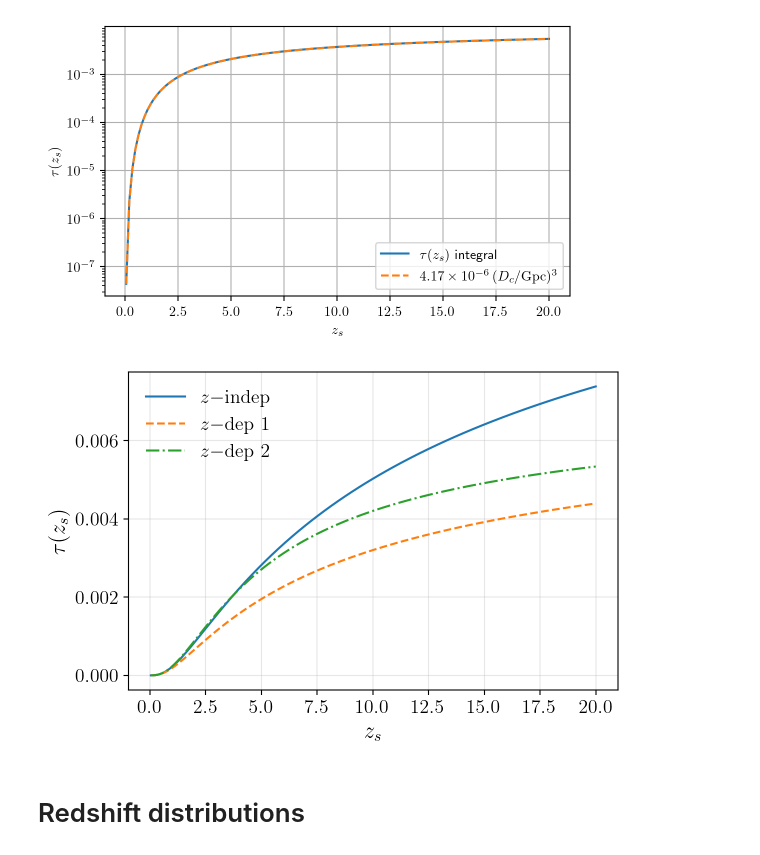
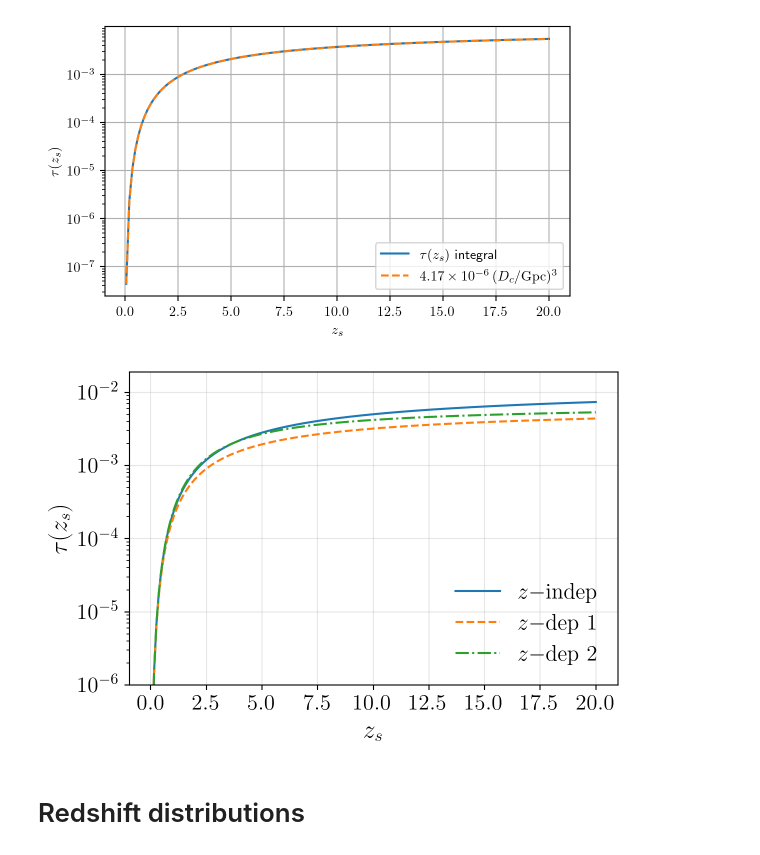
Before and after one commit to juangutimuni/Stronglensing-LISA, a Jupyter notebook: LISA_SL_Rates.ipynb, the cells around one changed output. Cells and saved outputs as stored; diff of their text form; code cells hidden in the pictures.

```diff
--- a/LISA_SL_Rates.ipynb
+++ b/LISA_SL_Rates.ipynb
@@ -912,10 +913,9 @@ def phi_dep2(sigma, z):
         x = np.log10(sigma / sigma_star_hyd)
         n = 10**(A_hyd + alpha_hyd*x + beta_hyd*x**2 - np.exp(x))
 
-        dlogn_dx = alpha_hyd + 2*beta_hyd*x - np.exp(x)
-        dlogn_dsigma = dlogn_dx / (sigma * np.log(10))
-        dndsigma = n * np.log(10) * dlogn_dsigma
-        return -dndsigma
+        phi1 = n/sigma * (alpha_hyd + 2*beta_hyd*x - np.exp(x))
+
+        return phi1
 
     phi_z = phi_hyd(sigma, z)
     phi_0 = phi_hyd(sigma, 0.0)
@@ -934,39 +934,39 @@ def z_integral(zL, zS):
     DLS = cosmo.angular_diameter_distance_z1z2(zL, zS).to(u.Mpc).value
     Hz = cosmo.H(zL).to(u.km/u.s/u.Mpc).value
 
     geom = (DL*DLS/DS)**2
     return (1+zL)**2 / Hz * geom * sigma_integral(zL)
 
 def tau_dep2(zS):
     pref = 16*np.pi**3 / c_km_s**3
     val, _ = quad(z_integral, 0, zS, args=(zS,), epsrel=1e-4, limit=200)
     return pref * val
 
 tau_dep2_vals = np.array([tau_dep2(z) for z in z_grid])
 
 
 # -- plot --
 
 plt.figure(figsize=(6,4))
 
 plt.plot(z_grid, tau_indep, linestyle='-', label=r'$z \mathrm{-indep}$', lw = 1.5)
 plt.plot(z_grid, tau_dep1_vals, label=r'$z\mathrm{-dep\ 1}$', ls = '--', lw = 1.5)
 plt.plot(z_grid, tau_dep2_vals, label=r'$z\mathrm{-dep\ 2}$', ls = '-.', lw = 1.5)
 
 plt.yscale('log')
-plt.xlabel(r"$z_s$", fontsize = 16)
-plt.ylabel(r"$\tau(z_s)$",fontsize = 16)
+plt.xlabel(r"$z_s$", fontsize = 18)
+plt.ylabel(r"$\tau(z_s)$",fontsize = 18)
 plt.ylim(1e-6, 1.9e-2)
 plt.grid(True, alpha= 0.3)
 plt.xticks(np.arange(0, 21, 2.5))
-plt.tick_params(labelsize = 14)
-plt.legend(fontsize = 14, frameon=False)
+plt.tick_params(labelsize = 16)
+plt.legend(fontsize = 16, frameon=False)
 plt.tight_layout()
 
-plt.savefig("SecondRun/Images/tau_3models_lineal.pdf", dpi=300)
+plt.savefig("SecondRun/Images/tau_3models.pdf", dpi=300)
 plt.show()
 # %% [output]
-[figure, old version]
+[figure, new version]
 # %% [markdown]
 # Redshift distributions
 # %%
```
Also changed, not shown: parts of 6 cells of this notebook.
